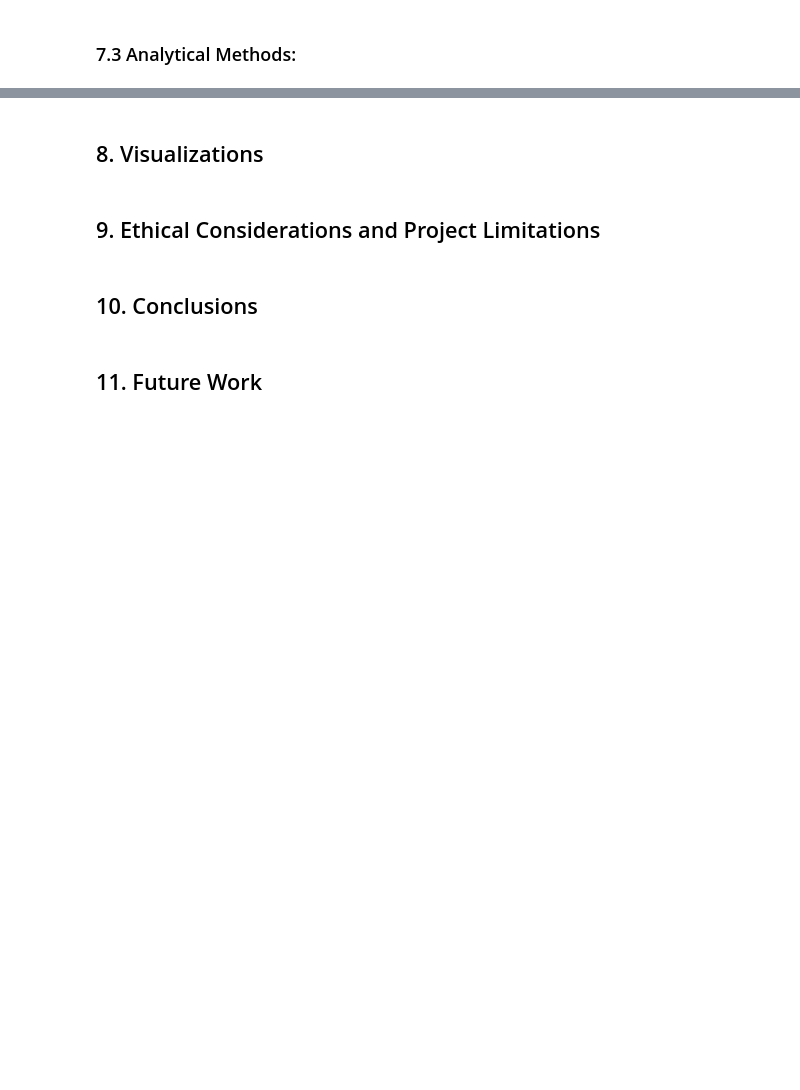
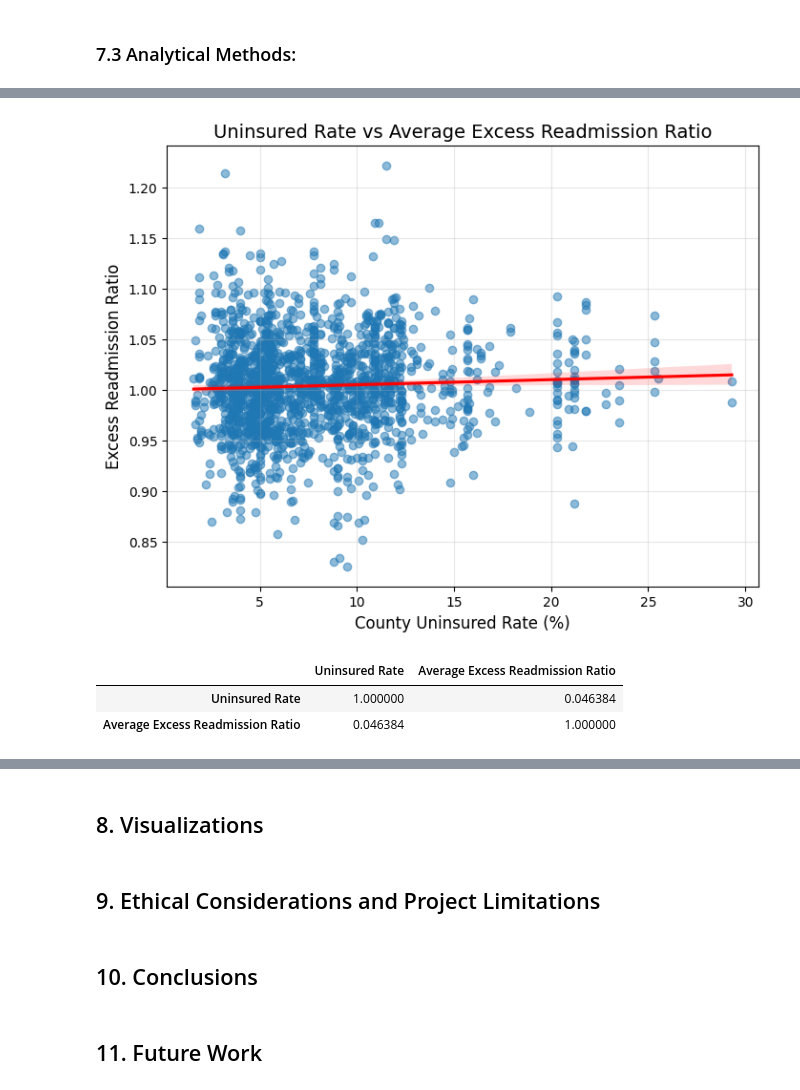
Before and after one commit to Hychow-gh/SI-624, a Jupyter notebook: SI 624_Final Project/Final_Project.ipynb, the cells around one changed output, grey strips where cells are left out. Cells and saved outputs as stored; diff of their text form; code cells hidden in the pictures; blank space fills up the shorter version.

```diff
--- a/SI 624_Final Project/Final_Project.ipynb
+++ b/SI 624_Final Project/Final_Project.ipynb
@@ -249,0 +279,23 @@ dtype: int64
+# %%
+# 2. Uninsured Rate vs Readmission Ratio
+plt.figure(figsize=(8,6))
+sns.regplot(
+    data=final_df,
+    x="Uninsured Rate",
+    y="Average Excess Readmission Ratio",
+    scatter_kws={'alpha':0.5},
+    line_kws={'color': 'red'}
+)
+
+plt.title("Uninsured Rate vs Average Excess Readmission Ratio", fontsize=14)
+plt.xlabel("County Uninsured Rate (%)", fontsize=12)
+plt.ylabel("Excess Readmission Ratio", fontsize=12)
+plt.grid(alpha=0.3)
+plt.show()
+
+final_df[["Uninsured Rate", "Average Excess Readmission Ratio"]].corr()
+# %% [output]
+[figure, added]
+|  | Uninsured Rate | Average Excess Readmission Ratio |
+| Uninsured Rate | 1.000000 | 0.046384 |
+| Average Excess Readmission Ratio | 0.046384 | 1.000000 |
```
Also changed, not shown: parts of 11 cells of this notebook.
